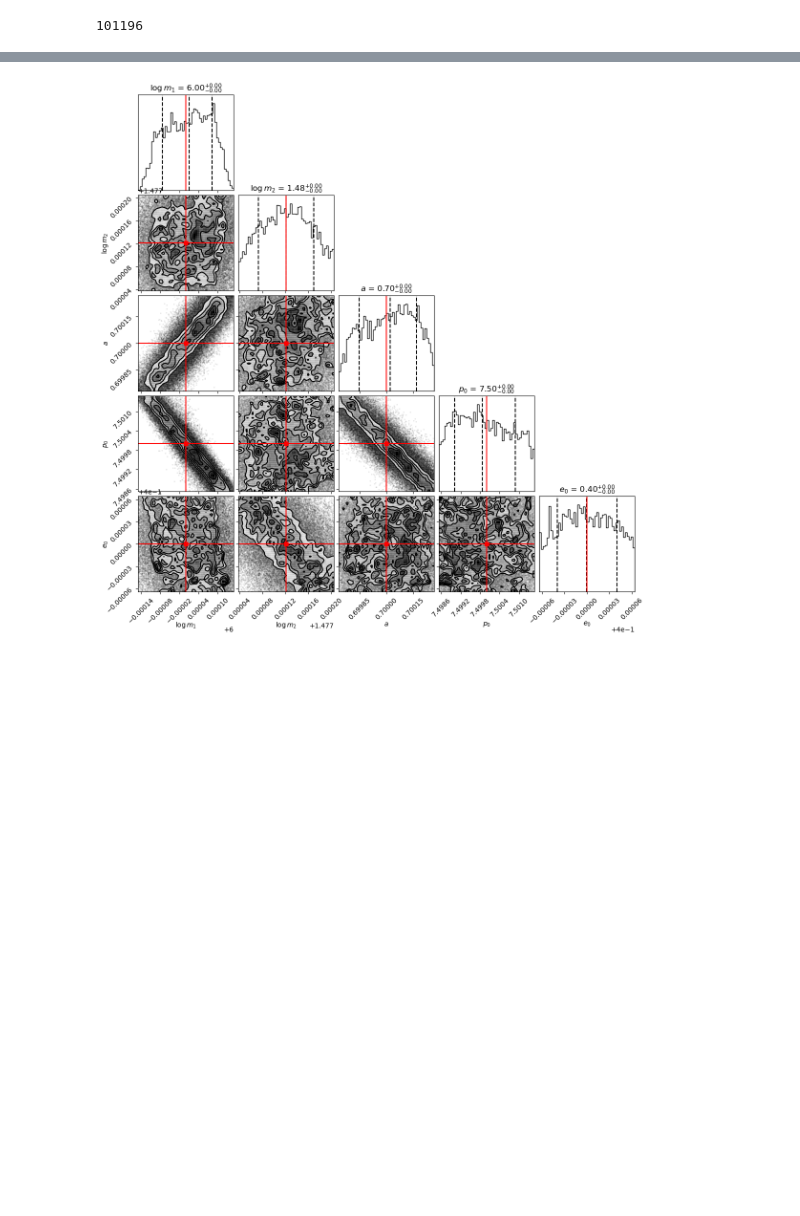
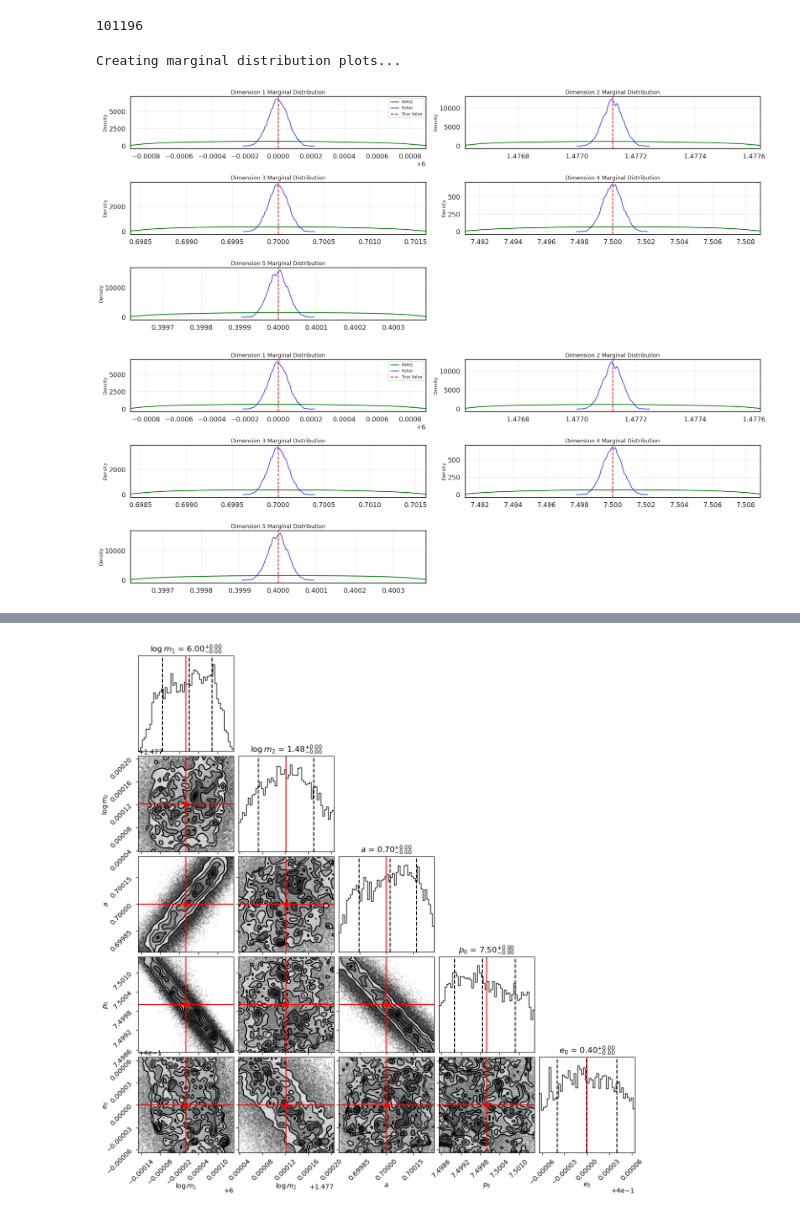
Before and after one commit to verasha/FEWNEW, a Jupyter notebook: work/sampling_test/paris_intrinsic_ffunc.ipynb, the cells around one changed output, grey strips where cells are left out. Drawn from its saved outputs; the diff is of its cells as text; code cells hidden in the pictures; blank space fills up the shorter version.

```diff
--- a/work/sampling_test/paris_intrinsic_ffunc.ipynb
+++ b/work/sampling_test/paris_intrinsic_ffunc.ipynb
@@ -238,0 +361,6 @@ param_true = [np.log10(m1), np.log10(m2), a, p0, e0]
+# %%
+visualize_marginal_distributions(ffunc_sampler, true_values=param_true, fisher_samples=fisher_samples)
+# %% [output]
+Creating marginal distribution plots...
+[figure, added]
+[figure, added]
```
Also changed, not shown: parts of 10 cells of this notebook, 1 other file.
